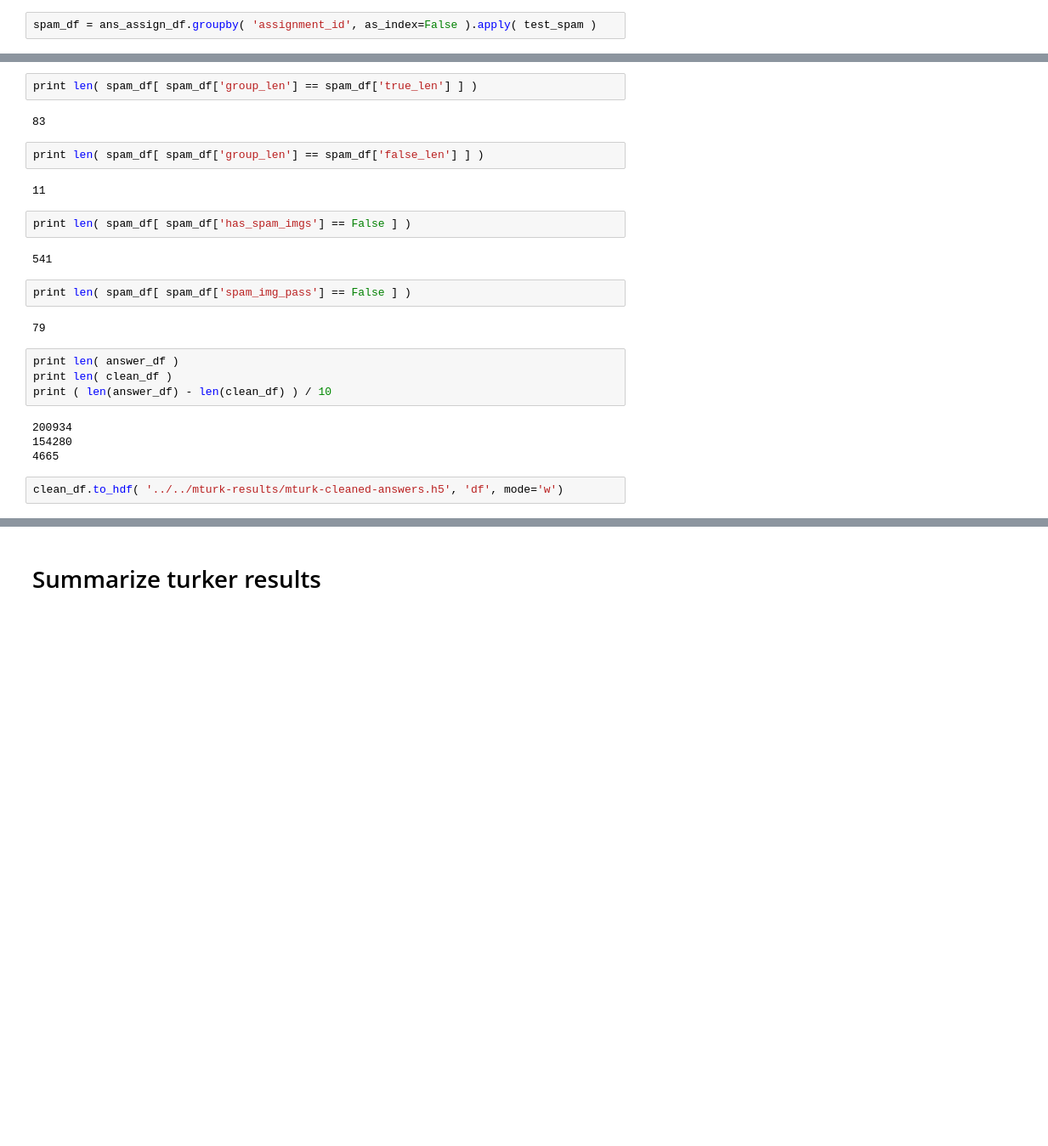
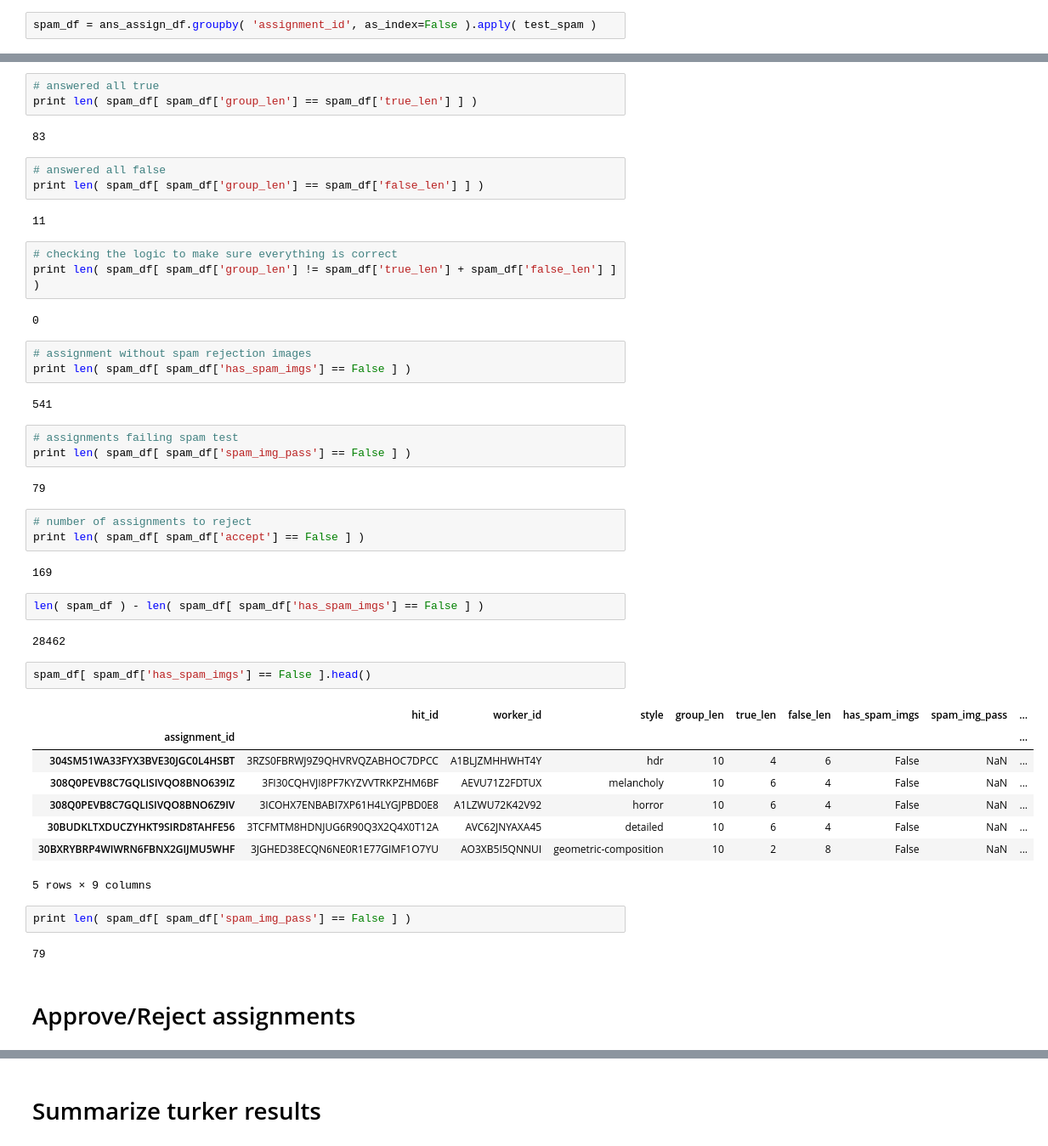
Before and after one commit to matttrent/vislab, a Jupyter notebook: notebooks/mturk_get_results.ipynb, the cells around one changed output, grey strips where cells are left out. Shown at 85% size. Drawn from its saved outputs; the diff is of its cells as text; blank space fills up the shorter version.

```diff
--- a/notebooks/mturk_get_results.ipynb
+++ b/notebooks/mturk_get_results.ipynb
@@ -789,26 +801,51 @@ len( spam_df )
 # %%
+# answered all true
 print len( spam_df[ spam_df['group_len'] == spam_df['true_len'] ] )
 # %% [output]
 83
 # %%
+# answered all false
 print len( spam_df[ spam_df['group_len'] == spam_df['false_len'] ] )
 # %% [output]
 11
+# %%
+# checking the logic to make sure everything is correct
+print len( spam_df[ spam_df['group_len'] != spam_df['true_len'] + spam_df['false_len'] ] )
+# %% [output]
+0
+# %%
+# assignment without spam rejection images
+print len( spam_df[ spam_df['has_spam_imgs'] == False ] )
+# %% [output]
+541
+# %%
+# assignments failing spam test
+print len( spam_df[ spam_df['spam_img_pass'] == False ] )
+# %% [output]
+79
+# %%
+# number of assignments to reject
+print len( spam_df[ spam_df['accept'] == False ] )
+# %% [output]
+169
 # %%
-print len( spam_df[ spam_df['has_spam_imgs'] == False ] )
+len( spam_df ) - len( spam_df[ spam_df['has_spam_imgs'] == False ] )
 # %% [output]
-541
+28462
+# %%
+spam_df[ spam_df['has_spam_imgs'] == False ].head()
+# %% [output]
+|  | hit_id | worker_id | style | group_len | true_len | false_len | has_spam_imgs | spam_img_pass | ... |
+| assignment_id |  |  |  |  |  |  |  |  | ... |
+| 304SM51WA33FYX3BVE30JGC0L4HSBT | 3RZS0FBRWJ9Z9QHVRVQZABHOC7DPCC | A1BLJZMHHWHT4Y | hdr | 10 | 4 | 6 | False | NaN | ... |
+| 308Q0PEVB8C7GQLISIVQO8BNO639IZ | 3FI30CQHVJI8PF7KYZVVTRKPZHM6BF | AEVU71Z2FDTUX | melancholy | 10 | 6 | 4 | False | NaN | ... |
+| 308Q0PEVB8C7GQLISIVQO8BNO6Z9IV | 3ICOHX7ENBABI7XP61H4LYGJPBD0E8 | A1LZWU72K42V92 | horror | 10 | 6 | 4 | False | NaN | ... |
+| 30BUDKLTXDUCZYHKT9SIRD8TAHFE56 | 3TCFMTM8HDNJUG6R90Q3X2Q4X0T12A | AVC62JNYAXA45 | detailed | 10 | 6 | 4 | False | NaN | ... |
+| 30BXRYBRP4WIWRN6FBNX2GIJMU5WHF | 3JGHED38ECQN6NE0R1E77GIMF1O7YU | AO3XB5I5QNNUI | geometric-composition | 10 | 2 | 8 | False | NaN | ... |
+5 rows × 9 columns
 # %%
 print len( spam_df[ spam_df['spam_img_pass'] == False ] )
 # %% [output]
 79
-# %%
-print len( answer_df )
-print len( clean_df )
-print ( len(answer_df) - len(clean_df) ) / 10
-# %% [output]
-200934
-154280
-4665
-# %%
-clean_df.to_hdf( '../../mturk-results/mturk-cleaned-answers.h5', 'df', mode='w')
+# %% [markdown]
+# Approve/Reject assignments
```
Also changed, not shown: parts of 41 cells of this notebook.
